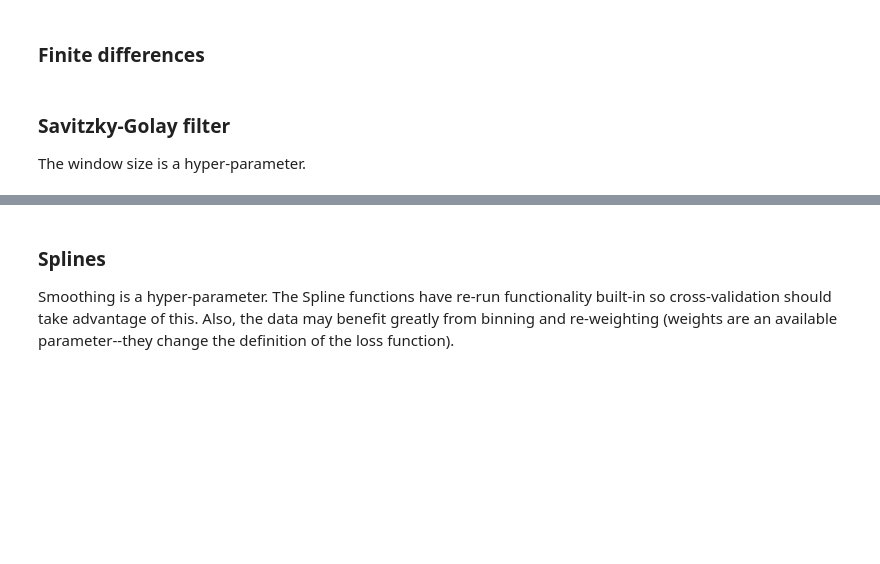
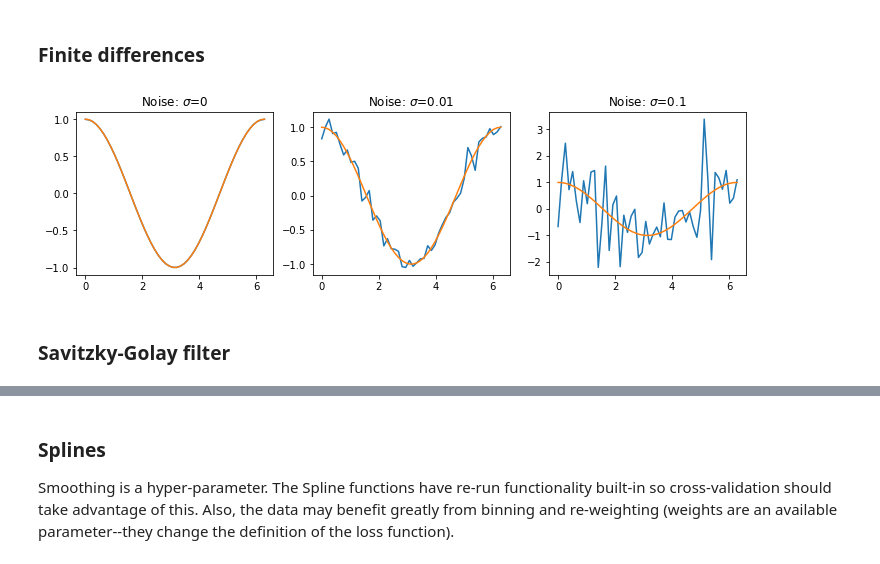
Before and after one commit to andgoldschmidt/derivative, a Jupyter notebook: docs/notebooks/Examples.ipynb, the cells around one changed output, grey strips where cells are left out. Cells and saved outputs as stored; diff of their text form; code cells hidden in the pictures; blank space fills up the shorter version.

```diff
--- a/docs/notebooks/Examples.ipynb
+++ b/docs/notebooks/Examples.ipynb
@@ -41,9 +69,10 @@ for axs, s in zip(ax, sigmas):
 ### Finite differences
 # %%
 fd = prime.FiniteDifference(3, symmetric=True)
-plot_example(fd, x, noisy_sin, np.cos, sigmas)
+plot_example(fd, t, noisy_sin, np.cos, sigmas)
+# %% [output]
+[figure, added]
 # %% [markdown]
 ### Savitzky-Golay filter
-The window size is a hyper-parameter.
 # %%
 sg = prime.SavitzkyGolay(left=.5, right=.5, order=2)
```
Also changed, not shown: parts of 16 cells of this notebook.
